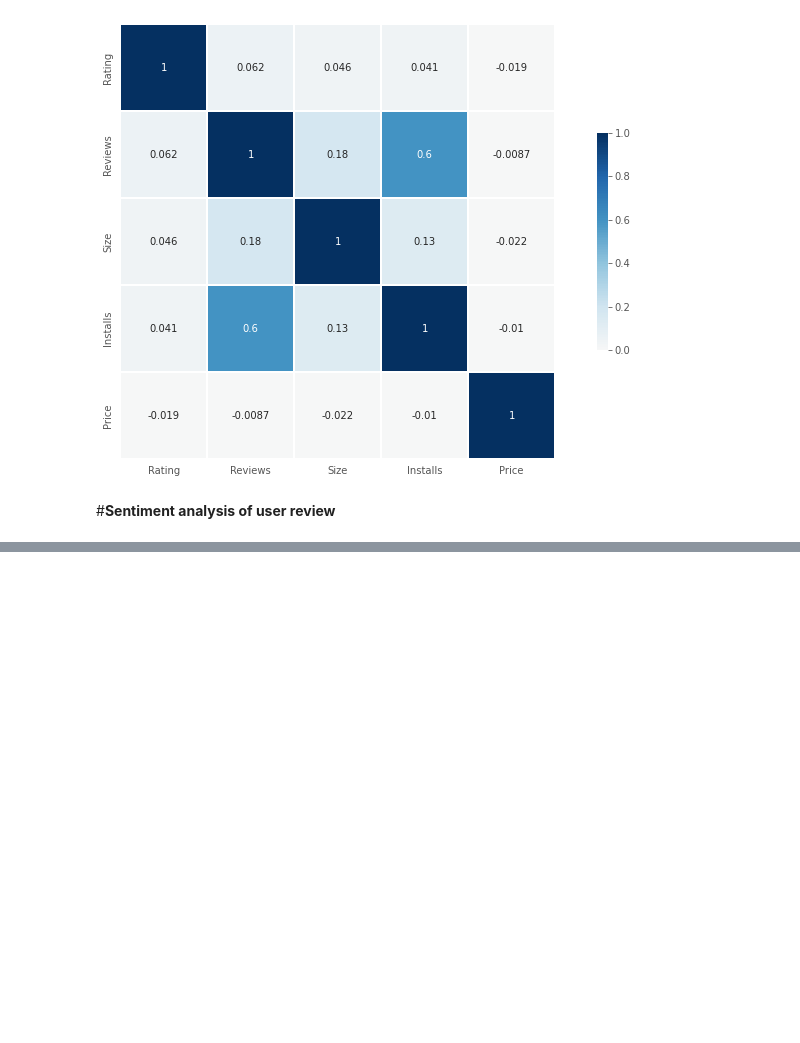
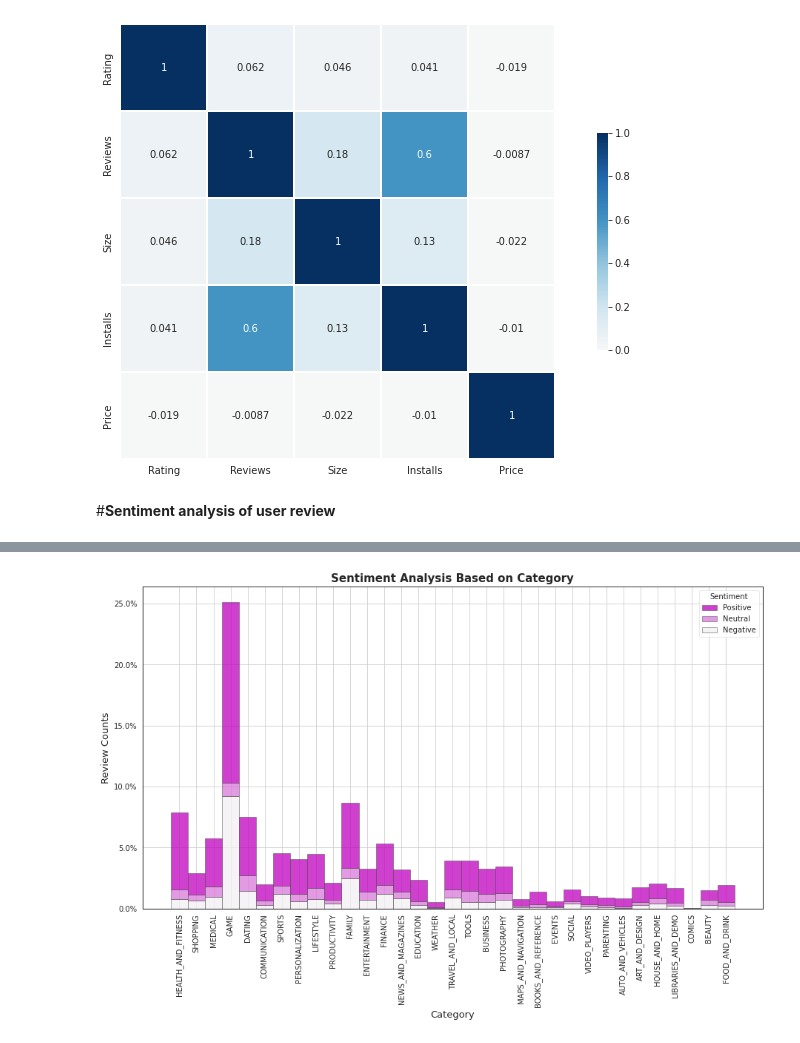
Before and after one commit to RishikaVerma21/Play-Store-Review-Analysis, a Jupyter notebook: Play_store_analysis_and_sentiment_analysis.ipynb, the cells around one changed output, grey strips where cells are left out. Drawn from its saved outputs; the diff is of its cells as text; code cells hidden in the pictures; blank space fills up the shorter version.

```diff
--- a/Play_store_analysis_and_sentiment_analysis.ipynb
+++ b/Play_store_analysis_and_sentiment_analysis.ipynb
@@ -646,0 +698,6 @@ plt.gcf().set_size_inches(15, 8)
+# %%
+sentiment_df=pd.merge(user_review_df,play_store_df[['App','Type','Price']],how='inner',on='App')
+
+#After this drop null value
+sentiment_df = sentiment_df.dropna()
+sentiment_df.shape
@@ -646,0 +775,37 @@ plt.gcf().set_size_inches(15, 8)
+# %%
+# First we merge the Category & App of 1st data set to App column in 2nd data set
+category_df = pd.merge(sentiment_df, play_store_df[["App","Category"]] , how='inner', on="App")
+
+# Drop all nan values
+category_df =category_df.dropna()
+# %%
+from matplotlib.ticker import PercentFormatter
+
+f = plt.figure(figsize=(15,8))
+ax = f.add_subplot(1,1,1)
+
+sns.histplot(
+    category_df,
+    x="Category", hue="Sentiment",
+    bins=34,
+    ax=ax,
+    stat="count",
+    multiple="stack",
+    palette="light:m_r",
+    edgecolor=".3",
+    linewidth=.5,
+    legend=True
+    )
+
+
+ax.set_title("Sentiment Analysis Based on Category",fontsize=15,fontweight='bold')
+plt.xticks(rotation='vertical')
+ax.set_xlabel("Category",fontsize=13)
+ax.set_ylabel("Review Counts",fontsize=13)
+
+plt.gca().yaxis.set_major_formatter(PercentFormatter(20000))
+sns.set(style="ticks")
+plt.grid()
+plt.show()
+# %% [output]
+[figure, added]
```
Also changed, not shown: parts of 16 cells of this notebook.
